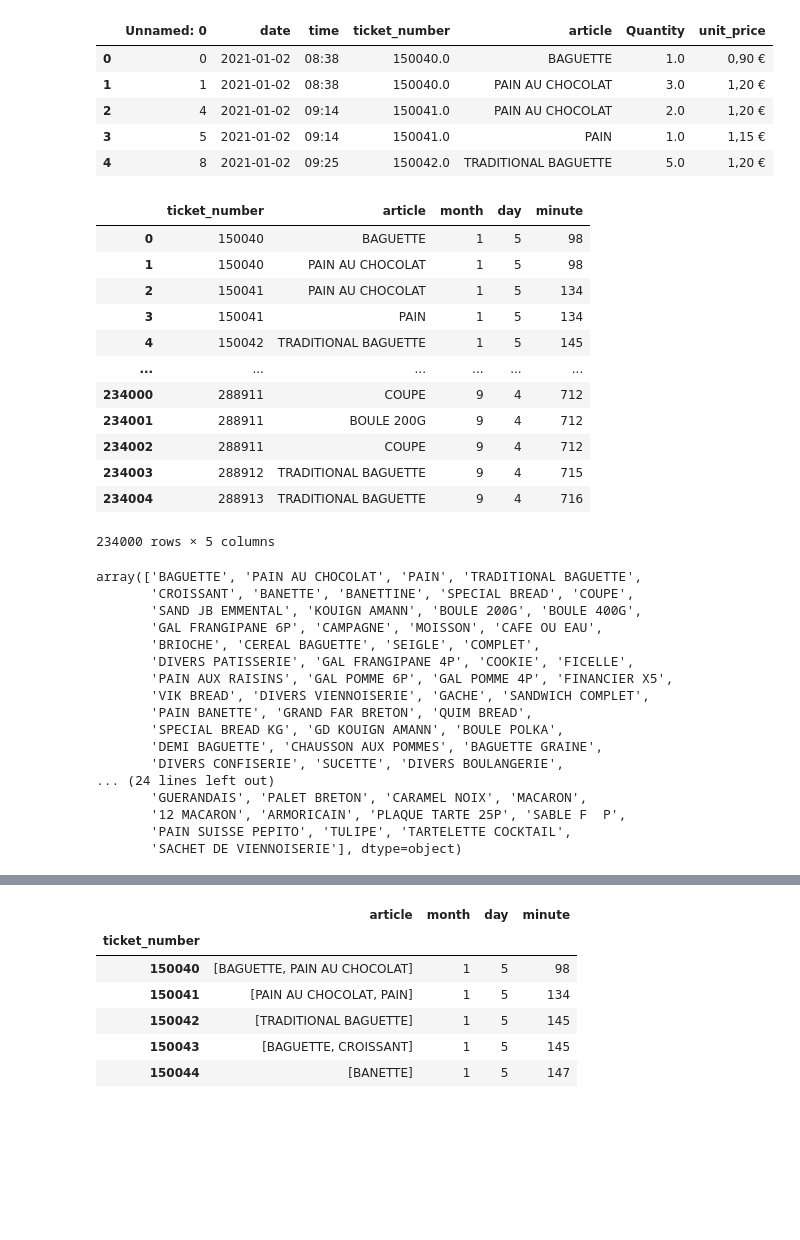
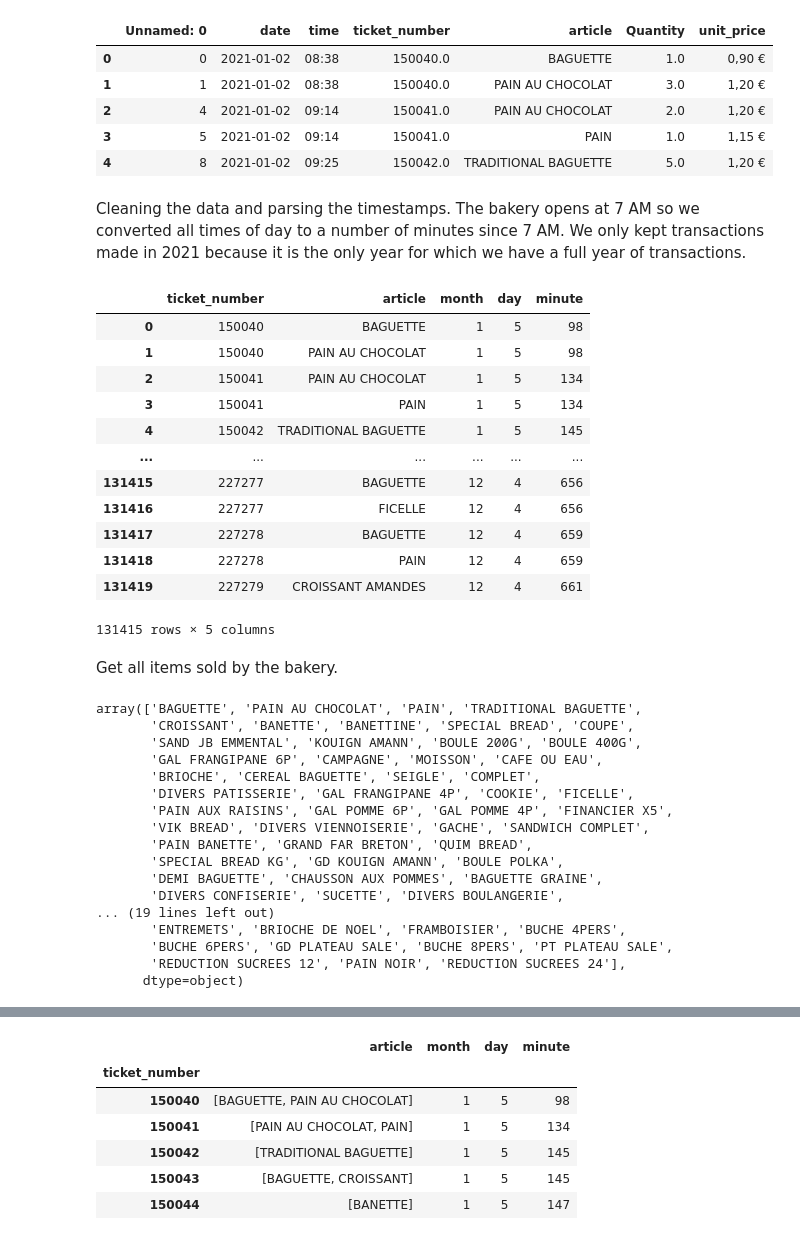
Before and after one commit to 1kjo/dbdm, a Jupyter notebook: clustering.ipynb, the cells around one changed output, grey strips where cells are left out. Cells and saved outputs as stored; diff of their text form; code cells hidden in the pictures; blank space fills up the shorter version.

```diff
--- a/clustering.ipynb
+++ b/clustering.ipynb
@@ -10,29 +18,34 @@ DATA.head()
 | 2 | 4 | 2021-01-02 | 09:14 | 150041.0 | PAIN AU CHOCOLAT | 2.0 | 1,20 € |
 | 3 | 5 | 2021-01-02 | 09:14 | 150041.0 | PAIN | 1.0 | 1,15 € |
 | 4 | 8 | 2021-01-02 | 09:25 | 150042.0 | TRADITIONAL BAGUETTE | 5.0 | 1,20 € |
+# %% [markdown]
+Cleaning the data and parsing the timestamps. The bakery opens at 7 AM so we converted all times of day to a number of minutes since 7 AM. We only kept transactions made in 2021 because it is the only year for which we have a full year of transactions.
 # %%
 DATA_CLEANED = DATA.loc[DATA['article'] != '.'].copy()
 DATA_CLEANED['ticket_number'] = pd.to_numeric(DATA_CLEANED['ticket_number'], downcast='integer')
 DATA_CLEANED['at'] = pd.to_datetime(DATA_CLEANED['date'] + ' ' + DATA_CLEANED['time'])
+DATA_CLEANED = DATA_CLEANED[DATA_CLEANED['at'].dt.year == 2021]
 DATA_CLEANED['month'] = DATA_CLEANED['at'].dt.month
 DATA_CLEANED['day'] = DATA_CLEANED['at'].dt.weekday
 DATA_CLEANED['minute'] = (DATA_CLEANED['at'].dt.hour - 7) * 60 + DATA_CLEANED['at'].dt.minute
 DATA_CLEANED = DATA_CLEANED.drop(columns=['Unnamed: 0', 'Quantity', 'unit_price', 'date', 'time', 'at'])
 DATA_CLEANED
 # %% [output]
 |  | ticket_number | article | month | day | minute |
 | 0 | 150040 | BAGUETTE | 1 | 5 | 98 |
 | 1 | 150040 | PAIN AU CHOCOLAT | 1 | 5 | 98 |
 | 2 | 150041 | PAIN AU CHOCOLAT | 1 | 5 | 134 |
 | 3 | 150041 | PAIN | 1 | 5 | 134 |
 | 4 | 150042 | TRADITIONAL BAGUETTE | 1 | 5 | 145 |
 | ... | ... | ... | ... | ... | ... |
-| 234000 | 288911 | COUPE | 9 | 4 | 712 |
-| 234001 | 288911 | BOULE 200G | 9 | 4 | 712 |
-| 234002 | 288911 | COUPE | 9 | 4 | 712 |
-| 234003 | 288912 | TRADITIONAL BAGUETTE | 9 | 4 | 715 |
-| 234004 | 288913 | TRADITIONAL BAGUETTE | 9 | 4 | 716 |
+| 131415 | 227277 | BAGUETTE | 12 | 4 | 656 |
+| 131416 | 227277 | FICELLE | 12 | 4 | 656 |
+| 131417 | 227278 | BAGUETTE | 12 | 4 | 659 |
+| 131418 | 227278 | PAIN | 12 | 4 | 659 |
+| 131419 | 227279 | CROISSANT AMANDES | 12 | 4 | 661 |
-234000 rows × 5 columns
+131415 rows × 5 columns
+# %% [markdown]
+Get all items sold by the bakery.
 # %%
 ITEMS = DATA_CLEANED['article'].unique()
 ITEMS
@@ -49,8 +62,8 @@ array(['BAGUETTE', 'PAIN AU CHOCOLAT', 'PAIN', 'TRADITIONAL BAGUETTE',
        'SPECIAL BREAD KG', 'GD KOUIGN AMANN', 'BOULE POLKA',
        'DEMI BAGUETTE', 'CHAUSSON AUX POMMES', 'BAGUETTE GRAINE',
        'DIVERS CONFISERIE', 'SUCETTE', 'DIVERS BOULANGERIE',
-... (24 lines left out)
-       'GUERANDAIS', 'PALET BRETON', 'CARAMEL NOIX', 'MACARON',
-       '12 MACARON', 'ARMORICAIN', 'PLAQUE TARTE 25P', 'SABLE F  P',
-       'PAIN SUISSE PEPITO', 'TULIPE', 'TARTELETTE COCKTAIL',
-       'SACHET DE VIENNOISERIE'], dtype=object)
+... (19 lines left out)
+       'ENTREMETS', 'BRIOCHE DE NOEL', 'FRAMBOISIER', 'BUCHE 4PERS',
+       'BUCHE 6PERS', 'GD PLATEAU SALE', 'BUCHE 8PERS', 'PT PLATEAU SALE',
+       'REDUCTION SUCREES 12', 'PAIN NOIR', 'REDUCTION SUCREES 24'],
+      dtype=object)
```
Also changed, not shown: parts of 24 cells of this notebook, 1 other file.
